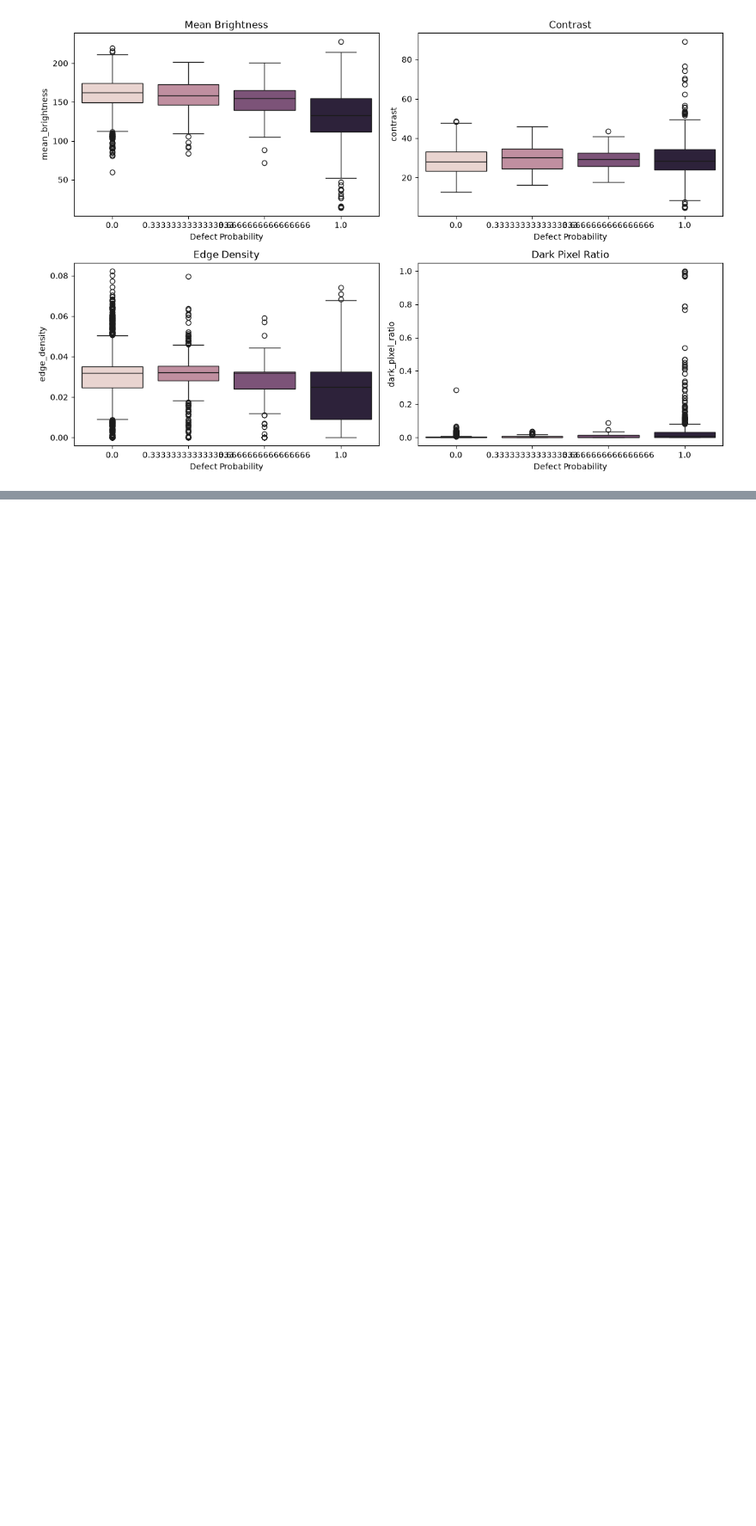
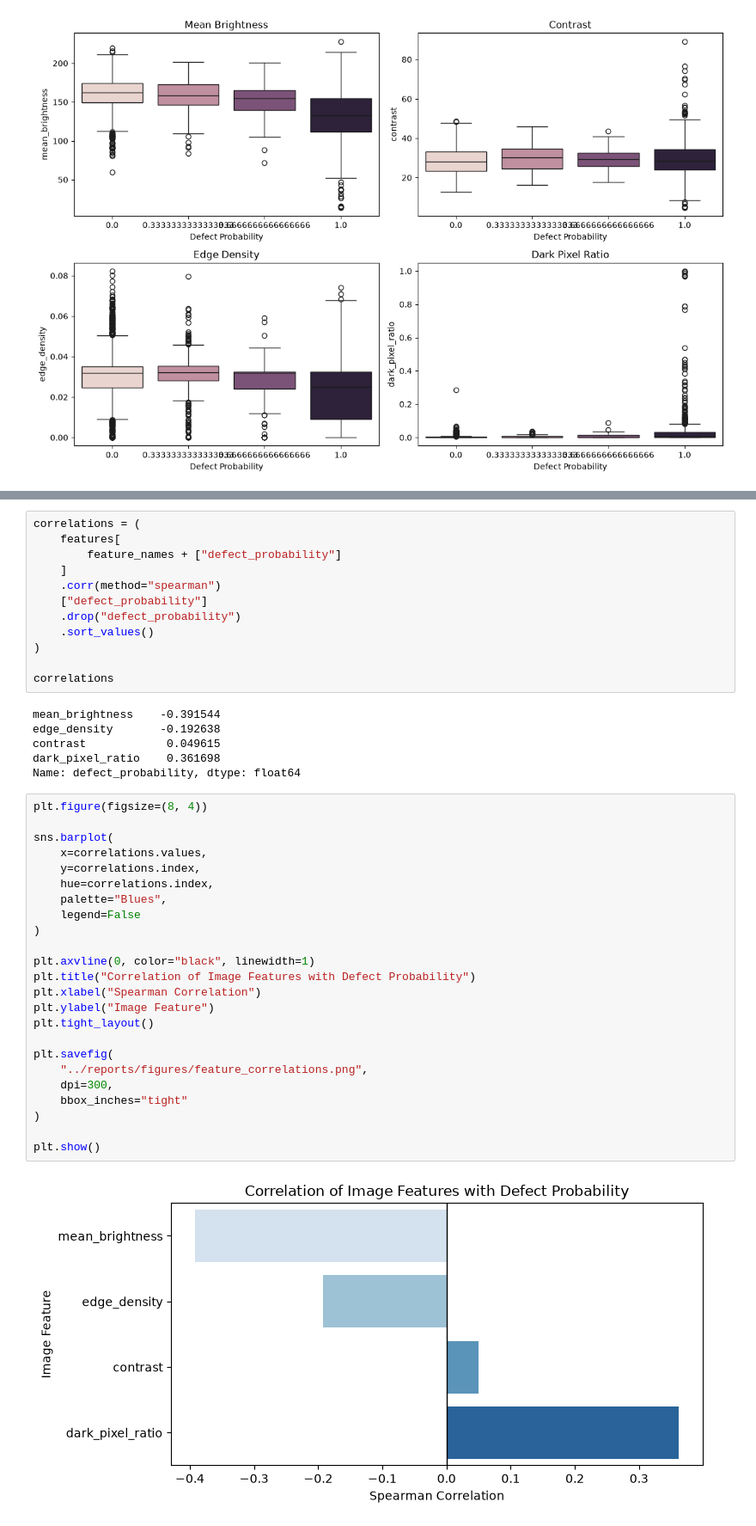
Before and after one commit to MauroMal/solar-cell-defect-detection, a Jupyter notebook: notebooks/02_feature_engineering.ipynb, the cells around one changed output, grey strips where cells are left out. Shown at 86% size. Drawn from its saved outputs; the diff is of its cells as text; blank space fills up the shorter version.

Commit message:
Analyzed engineered image features

```diff
--- a/notebooks/02_feature_engineering.ipynb
+++ b/notebooks/02_feature_engineering.ipynb
@@ -105,0 +123,44 @@ plt.show()
+# %%
+correlations = (
+    features[
+        feature_names + ["defect_probability"]
+    ]
+    .corr(method="spearman")
+    ["defect_probability"]
+    .drop("defect_probability")
+    .sort_values()
+)
+
+correlations
+# %% [output]
+mean_brightness    -0.391544
+edge_density       -0.192638
+contrast            0.049615
+dark_pixel_ratio    0.361698
+Name: defect_probability, dtype: float64
+# %%
+plt.figure(figsize=(8, 4))
+
+sns.barplot(
+    x=correlations.values,
+    y=correlations.index,
+    hue=correlations.index,
+    palette="Blues",
+    legend=False
+)
+
+plt.axvline(0, color="black", linewidth=1)
+plt.title("Correlation of Image Features with Defect Probability")
+plt.xlabel("Spearman Correlation")
+plt.ylabel("Image Feature")
+plt.tight_layout()
+
+plt.savefig(
+    "../reports/figures/feature_correlations.png",
+    dpi=300,
+    bbox_inches="tight"
+)
+
+plt.show()
+# %% [output]
+[figure, added]
```
Also changed, not shown: parts of 4 cells of this notebook, 1 other file.
